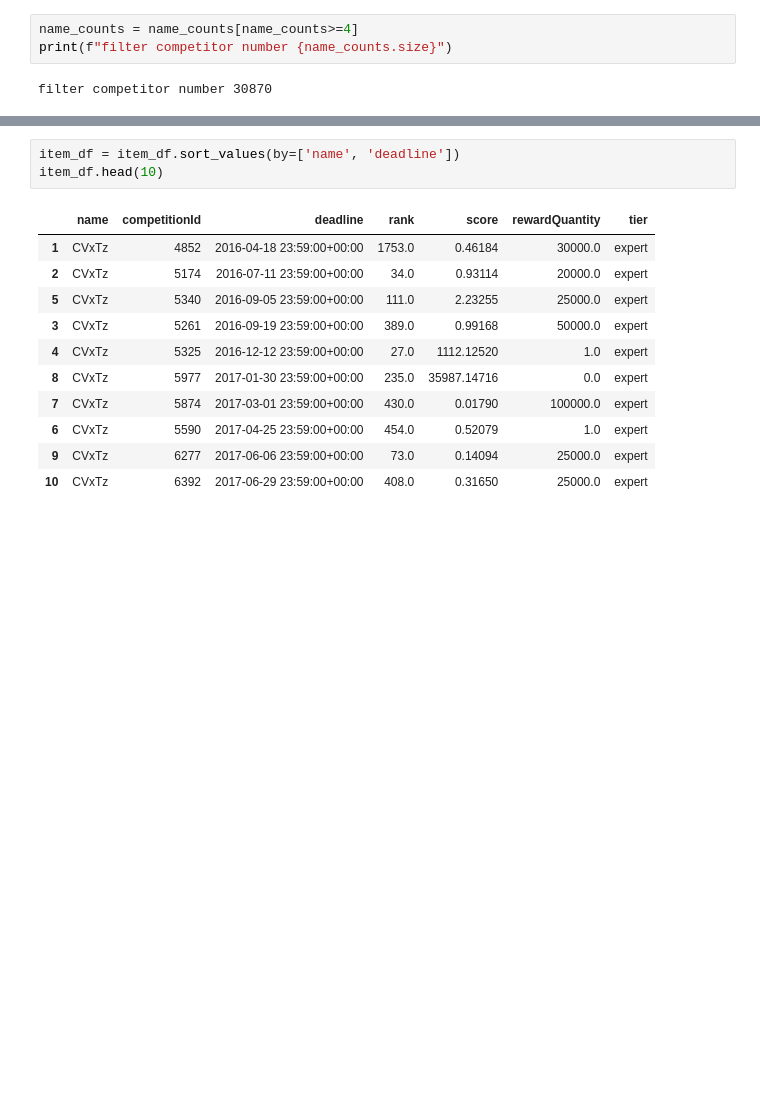
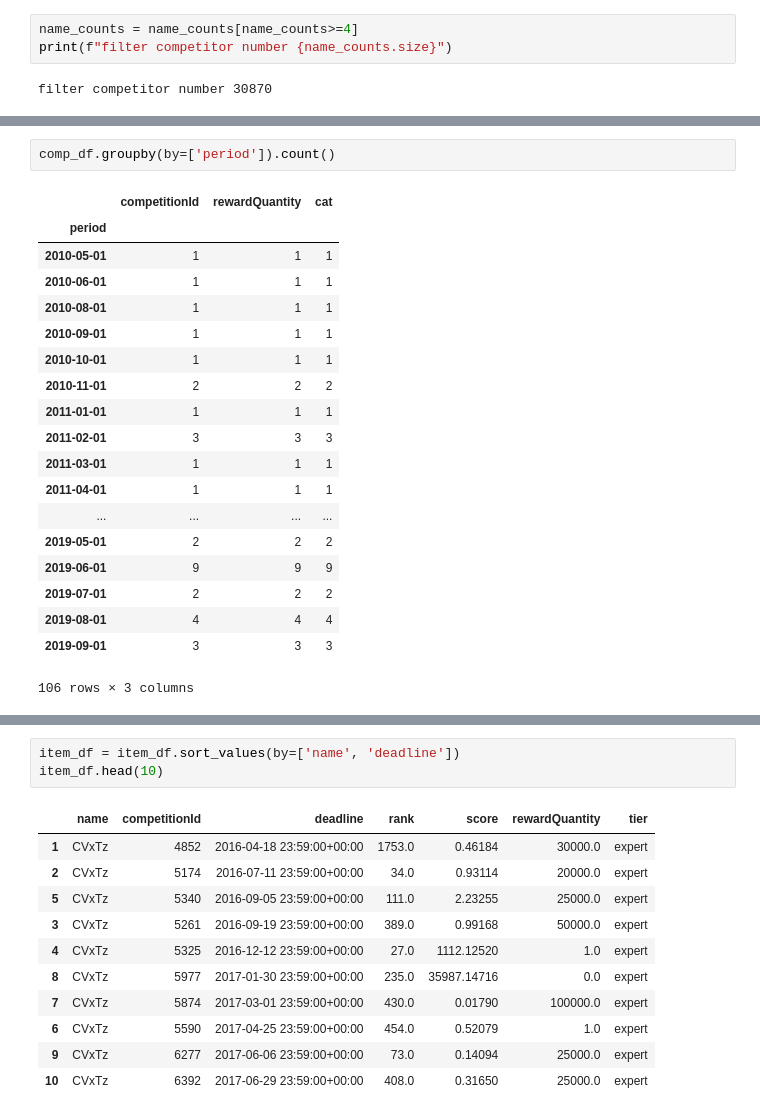
Before and after one commit to noaRricky/seq-rmd-crowdsourcing, a Jupyter notebook: notebooks/dataset/kaggle.ipynb, the cells around one changed output, grey strips where cells are left out. Saved outputs shown, nothing was run; the diff lists cells and outputs as text; blank space fills up the shorter version.

```diff
--- a/notebooks/dataset/kaggle.ipynb
+++ b/notebooks/dataset/kaggle.ipynb
@@ -484,0 +506,22 @@ comp_df.head()
+# %%
+comp_df.groupby(by=['period']).count()
+# %% [output]
+|  | competitionId | rewardQuantity | cat |
+| period |  |  |  |
+| 2010-05-01 | 1 | 1 | 1 |
+| 2010-06-01 | 1 | 1 | 1 |
+| 2010-08-01 | 1 | 1 | 1 |
+| 2010-09-01 | 1 | 1 | 1 |
+| 2010-10-01 | 1 | 1 | 1 |
+| 2010-11-01 | 2 | 2 | 2 |
+| 2011-01-01 | 1 | 1 | 1 |
+| 2011-02-01 | 3 | 3 | 3 |
+| 2011-03-01 | 1 | 1 | 1 |
+| 2011-04-01 | 1 | 1 | 1 |
+| ... | ... | ... | ... |
+| 2019-05-01 | 2 | 2 | 2 |
+| 2019-06-01 | 9 | 9 | 9 |
+| 2019-07-01 | 2 | 2 | 2 |
+| 2019-08-01 | 4 | 4 | 4 |
+| 2019-09-01 | 3 | 3 | 3 |
+106 rows × 3 columns
```
Also changed, not shown: parts of 18 cells of this notebook, 2 other files.
